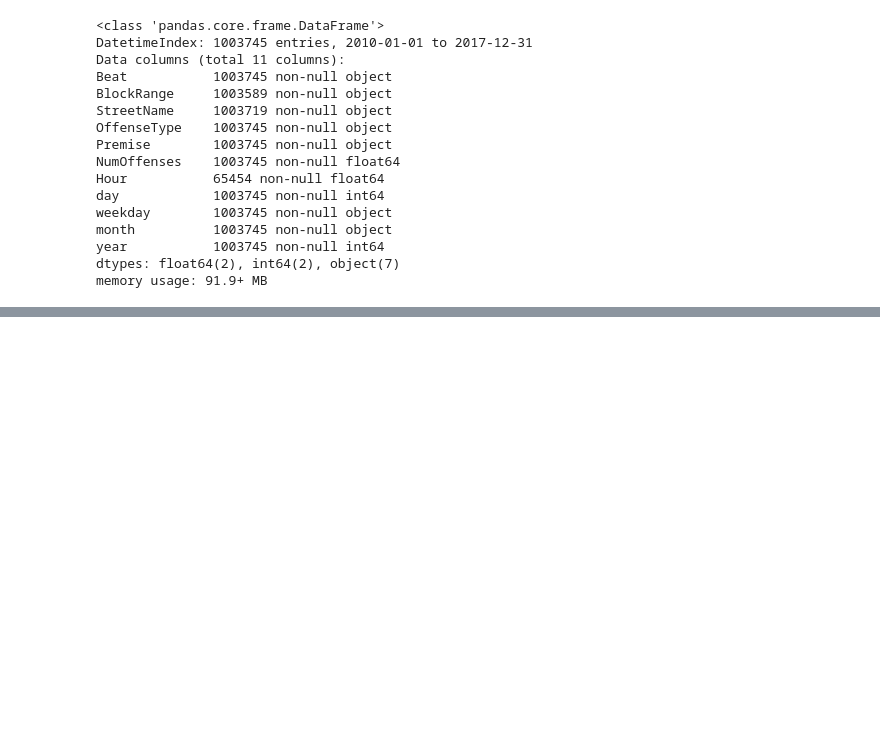
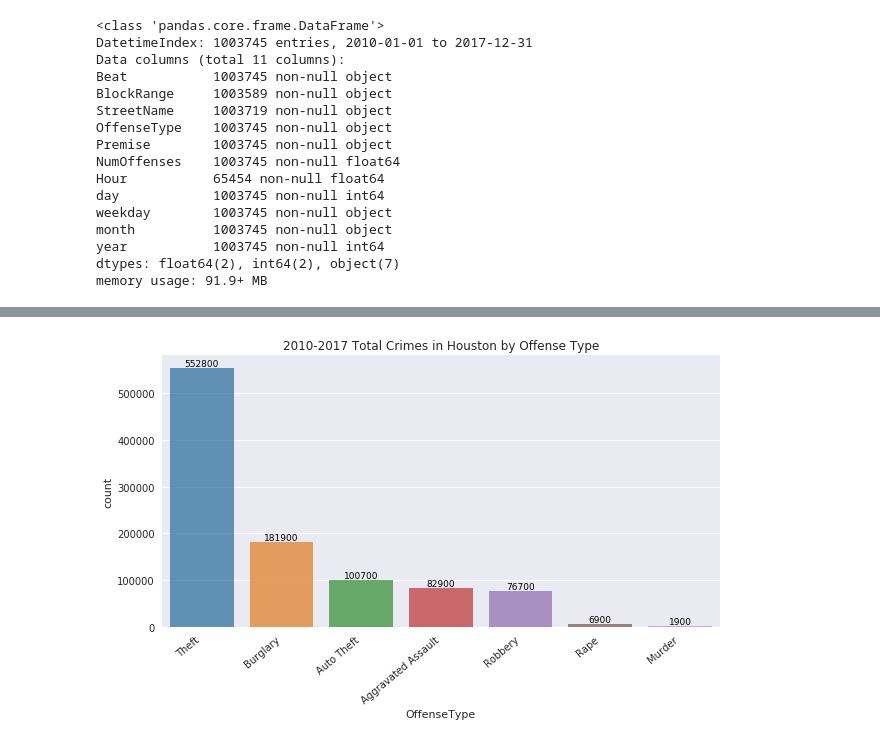
Before and after one commit to franksalas/Crime-Analysis, a Jupyter notebook: data_wrangling/data_storytelling/Project Work on Your Data Story.ipynb, the cells around one changed output, grey strips where cells are left out. Saved outputs shown, nothing was run; the diff lists cells and outputs as text; code cells hidden in the pictures; blank space fills up the shorter version.

```diff
--- a/data_wrangling/data_storytelling/Project Work on Your Data Story.ipynb
+++ b/data_wrangling/data_storytelling/Project Work on Your Data Story.ipynb
@@ -495,0 +124,19 @@ ax.set_xlabel('Total Crimes', fontsize=15);
+# %%
+crimes = df[df.OffenseType.values != 'UNK']  #remove UNK whose value =14
+# %%
+fig,ax = plt.subplots(figsize=(10,5))
+
+ax = sns.countplot(x="OffenseType", data=crimes,alpha=0.75,
+             order=crimes['OffenseType'].value_counts().index)
+
+ax.set_xticklabels(ax.get_xticklabels(), rotation=40, ha="right")
+
+ax.set_title('2010-2017 Total Crimes in Houston by Offense Type');
+
+
+for p in ax.patches:
+    ax.text(p.get_x() + p.get_width()/2., p.get_height(),  round(int(p.get_height()), -2),
+            fontsize=9, color='black', ha='center', va='bottom')
+sns.despine()
+# %% [output]
+[figure, added]
```
Also changed, not shown: parts of 64 cells of this notebook, 8 other files.
